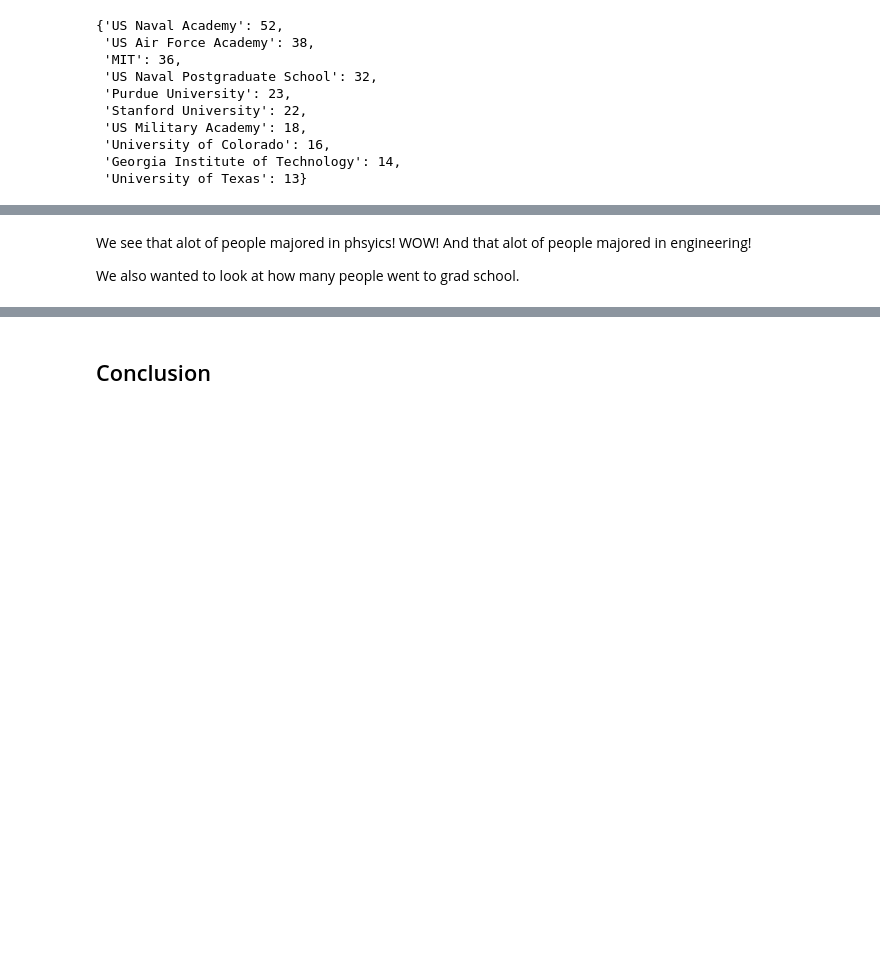
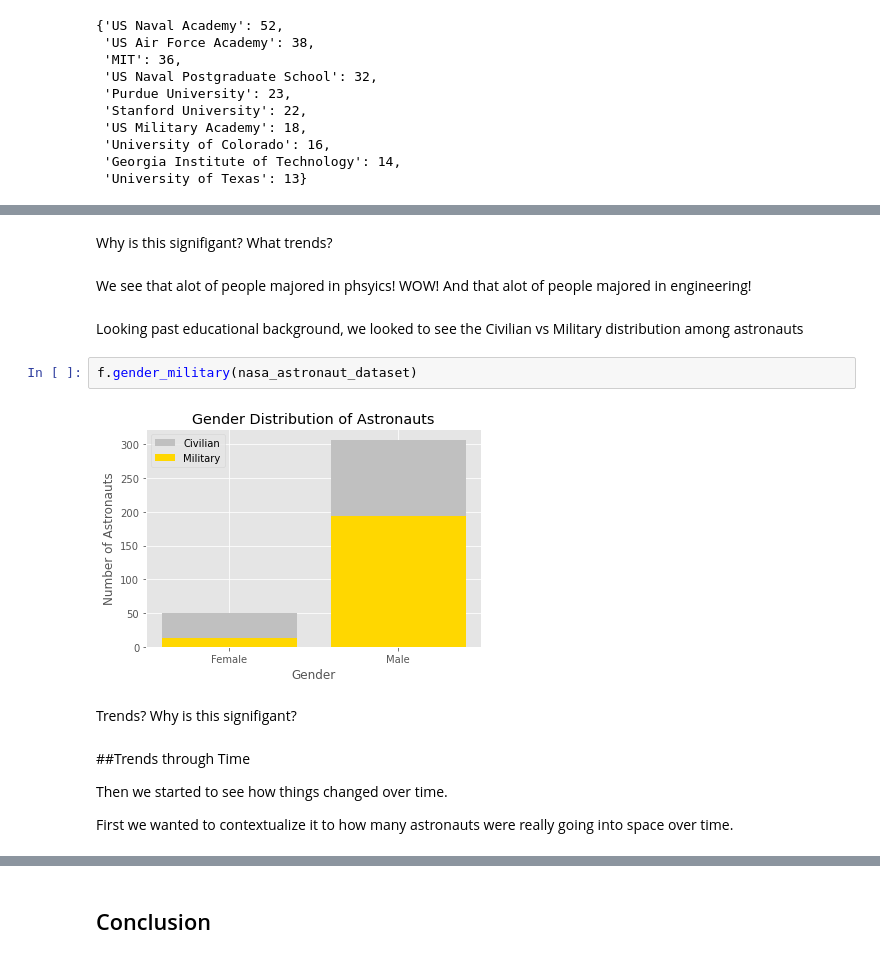
Before and after one commit to olincollege/Project1_Erhardt1, a Jupyter notebook: computationalessay.ipynb, the cells around one changed output, grey strips where cells are left out. Cells and saved outputs as stored; diff of their text form; blank space fills up the shorter version.

Commit message:
finish graphs for computational essay

```diff
--- a/computationalessay.ipynb
+++ b/computationalessay.ipynb
@@ -114,4 +122,19 @@ f.engineer(nasa_astronaut_dataset)
+# %% [markdown]
+Why is this signifigant? What trends?
 # %% [markdown]
 We see that alot of people majored in phsyics! WOW! And that alot of people majored in engineering!
-
-We also wanted to look at how many people went to grad school.
+# %% [markdown]
+Looking past educational background, we looked to see the Civilian vs Military distribution among astronauts
+# %%
+f.gender_military(nasa_astronaut_dataset)
+# %% [output]
+[figure, added]
+# %% [markdown]
+Trends? Why is this signifigant?
+# %% [markdown]
+##Trends through Time
+
+
+Then we started to see how things changed over time.
+
+First we wanted to contextualize it to how many astronauts were really going into space over time.
```
Also changed, not shown: parts of 37 cells of this notebook, 5 other files.
